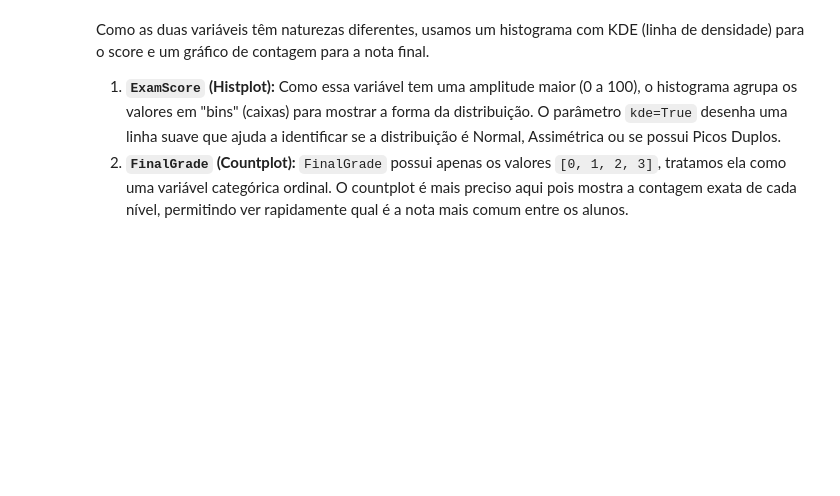
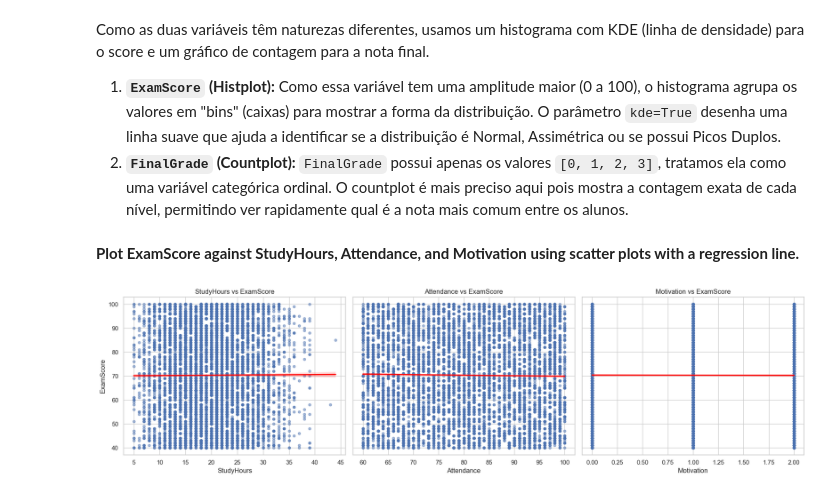
Before and after one commit to felipesabbado/2026-IPS-aai-project, a Jupyter notebook: notebooks/analysis.ipynb, the cells around one changed output. Drawn from its saved outputs; the diff is of its cells as text; code cells hidden in the pictures; blank space fills up the shorter version.

```diff
--- a/notebooks/analysis.ipynb
+++ b/notebooks/analysis.ipynb
@@ -252,3 +277,27 @@ Como as duas variáveis têm naturezas diferentes, usamos um histograma com KDE
 
 1. **`ExamScore` (Histplot):** Como essa variável tem uma amplitude maior (0 a 100), o histograma agrupa os valores em "bins" (caixas) para mostrar a forma da distribuição. O parâmetro `kde=True` desenha uma linha suave que ajuda a identificar se a distribuição é Normal, Assimétrica ou se possui Picos Duplos.
 2. **`FinalGrade` (Countplot):** `FinalGrade` possui apenas os valores `[0, 1, 2, 3]`, tratamos ela como uma variável categórica ordinal. O countplot é mais preciso aqui pois mostra a contagem exata de cada nível, permitindo ver rapidamente qual é a nota mais comum entre os alunos.
+# %% [markdown]
+**Plot ExamScore against StudyHours, Attendance, and Motivation using scatter plots with a regression line.**
+# %%
+# 1. Definir as variáveis preditoras
+predict_features = ['StudyHours', 'Attendance', 'Motivation']
+target = 'ExamScore'
+
+# 2. Configurar a figura (1 linha, 3 colunas)
+fig, axes = plt.subplots(1, 3, figsize=(18, 5), sharey=True)
+
+# 3. Loop para criar cada gráfico
+for i, col in enumerate(predict_features):
+    sns.regplot(data=df, x=col, y=target, ax=axes[i],
+                scatter_kws={'alpha':0.5, 's':20}, # Transparência e tamanho dos pontos
+                line_kws={'color':'red'})          # Cor da linha de regressão
+
+    axes[i].set_title(f'{col} vs {target}')
+    axes[i].set_xlabel(col)
+    axes[i].set_ylabel(target if i == 0 else "") # Só coloca o nome no eixo Y do primeiro
+
+plt.tight_layout()
+plt.show()
+# %% [output]
+[figure, added]
```
Also changed, not shown: parts of 21 cells of this notebook.
